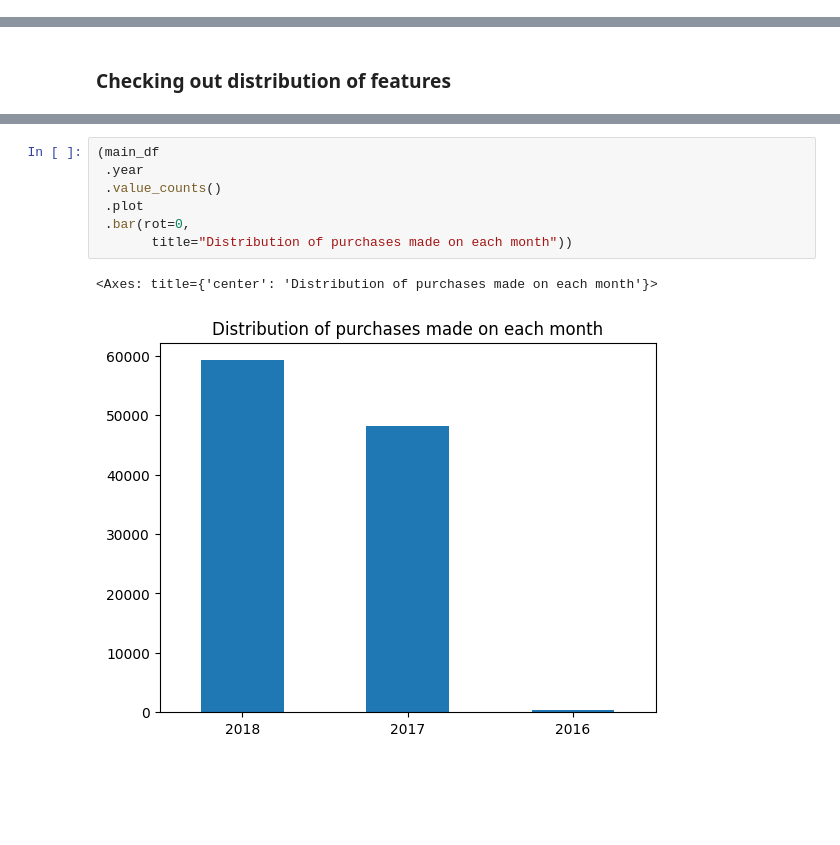
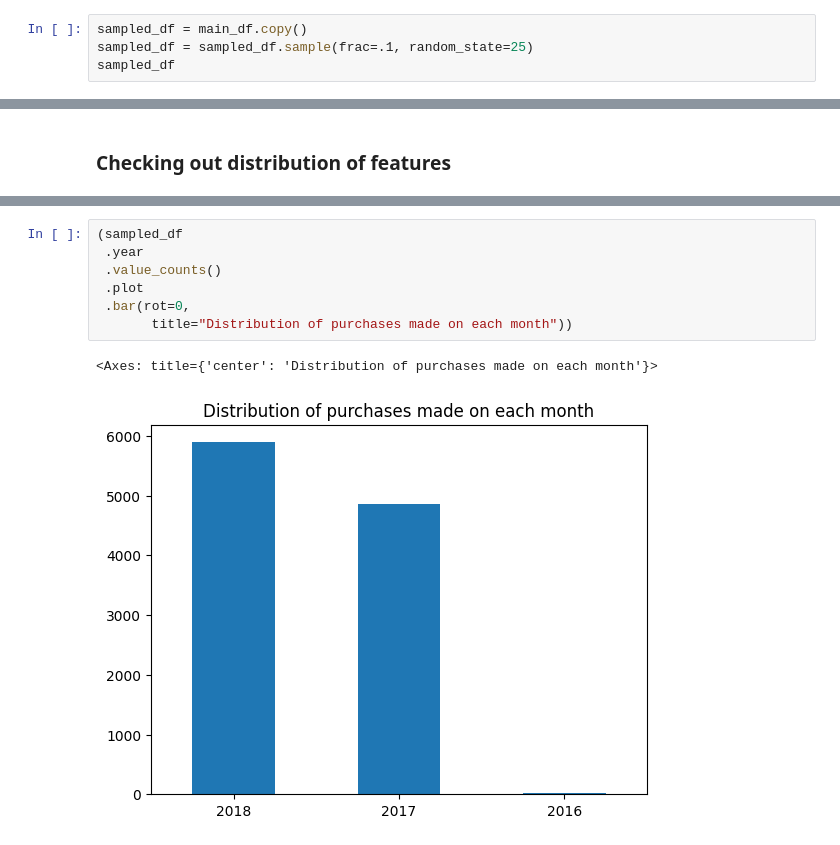
Before and after one commit to RuizLorenzoChavez/price-optimization-ML, a Jupyter notebook: main.ipynb, the cells around one changed output, grey strips where cells are left out. Drawn from its saved outputs; the diff is of its cells as text; blank space fills up the shorter version.

```diff
--- a/main.ipynb
+++ b/main.ipynb
@@ -455,0 +454,4 @@ main_df has a total of 107806 entries and 16 features.
+# %%
+sampled_df = main_df.copy()
+sampled_df = sampled_df.sample(frac=.1, random_state=25)
+sampled_df
@@ -503,11 +520,11 @@ Text(0.5, 0, '[0] Monday - [6] Sunday')
 # %%
-(main_df
+(sampled_df
  .year
  .value_counts()
  .plot
  .bar(rot=0,
        title="Distribution of purchases made on each month"))
 # %% [output]
 <Axes: title={'center': 'Distribution of purchases made on each month'}>
-[figure, old version]
+[figure, new version]
 # %%
```
Also changed, not shown: parts of 13 cells of this notebook.
